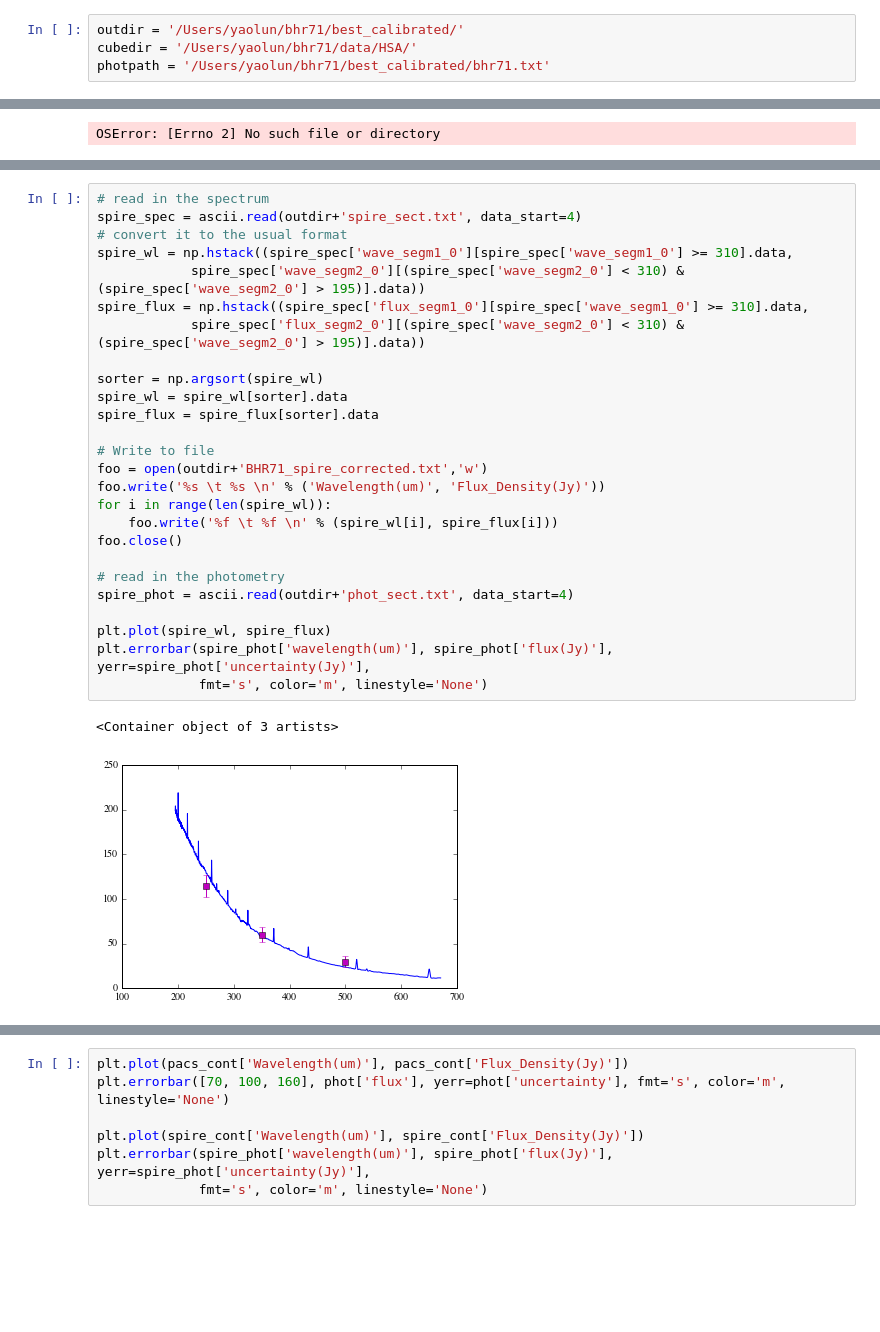
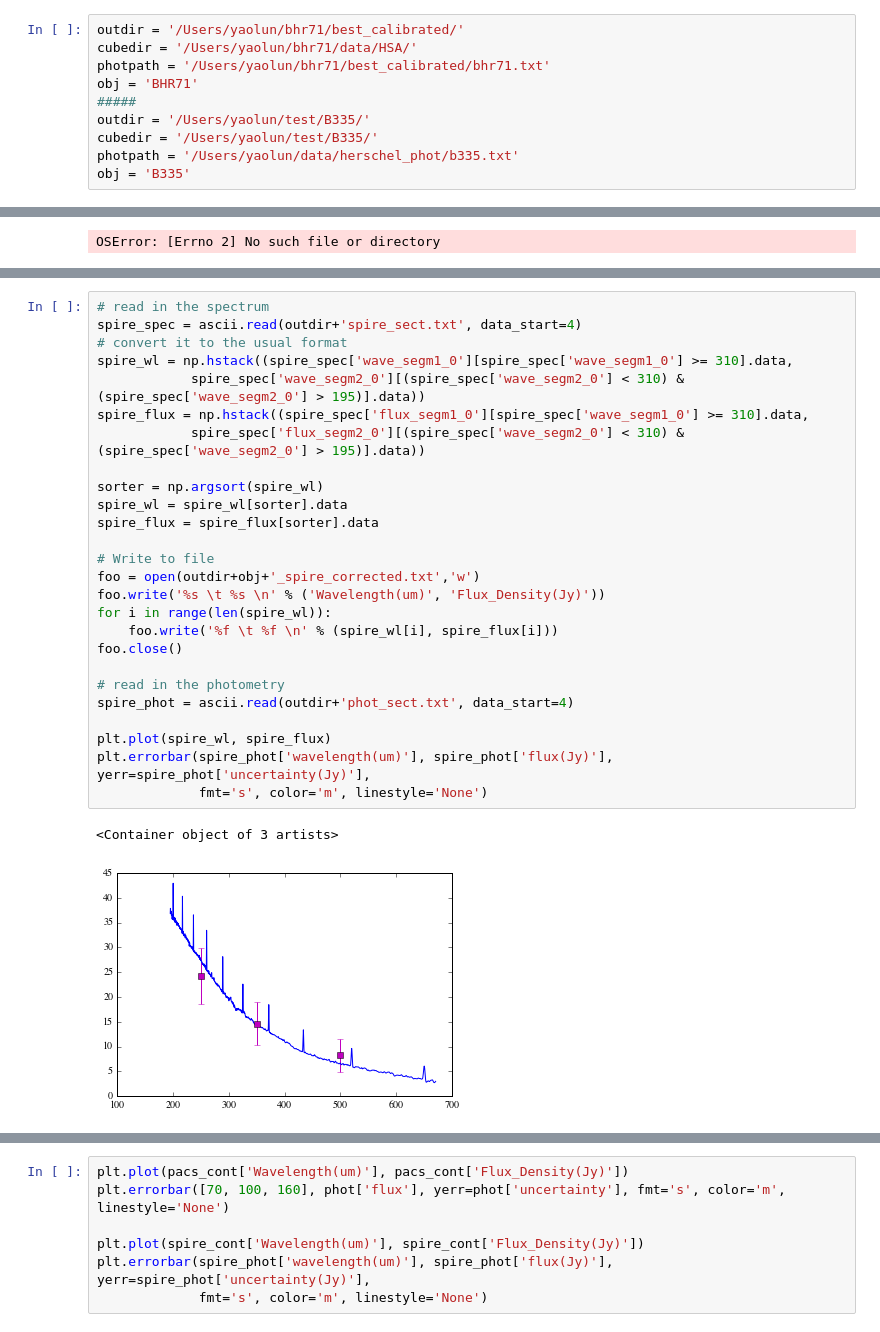
Before and after one commit to yaolun/sa, a Jupyter notebook: calibration_workflow_sect.ipynb, the cells around one changed output, grey strips where cells are left out. Cells and saved outputs as stored; diff of their text form; blank space fills up the shorter version.

```diff
--- a/calibration_workflow_sect.ipynb
+++ b/calibration_workflow_sect.ipynb
@@ -13,6 +13,12 @@ from astropy.io import ascii, fits
 outdir = '/Users/yaolun/bhr71/best_calibrated/'
 cubedir = '/Users/yaolun/bhr71/data/HSA/'
 photpath = '/Users/yaolun/bhr71/best_calibrated/bhr71.txt'
+obj = 'BHR71'
+#####
+outdir = '/Users/yaolun/test/B335/'
+cubedir = '/Users/yaolun/test/B335/'
+photpath = '/Users/yaolun/data/herschel_phot/b335.txt'
+obj = 'B335'
 # %% [markdown]
 ### From rebinned cube to 1-D spectra
 # %%
@@ -90,32 +186,32 @@ OSError: [Errno 2] No such file or directory
 # %%
 # read in the spectrum
 spire_spec = ascii.read(outdir+'spire_sect.txt', data_start=4)
 # convert it to the usual format
 spire_wl = np.hstack((spire_spec['wave_segm1_0'][spire_spec['wave_segm1_0'] >= 310].data,
             spire_spec['wave_segm2_0'][(spire_spec['wave_segm2_0'] < 310) & (spire_spec['wave_segm2_0'] > 195)].data))
 spire_flux = np.hstack((spire_spec['flux_segm1_0'][spire_spec['wave_segm1_0'] >= 310].data,
             spire_spec['flux_segm2_0'][(spire_spec['wave_segm2_0'] < 310) & (spire_spec['wave_segm2_0'] > 195)].data))
 
 sorter = np.argsort(spire_wl)
 spire_wl = spire_wl[sorter].data
 spire_flux = spire_flux[sorter].data
 
 # Write to file
-foo = open(outdir+'BHR71_spire_corrected.txt','w')
+foo = open(outdir+obj+'_spire_corrected.txt','w')
 foo.write('%s \t %s \n' % ('Wavelength(um)', 'Flux_Density(Jy)'))
 for i in range(len(spire_wl)):
     foo.write('%f \t %f \n' % (spire_wl[i], spire_flux[i]))
 foo.close()
 
 # read in the photometry
 spire_phot = ascii.read(outdir+'phot_sect.txt', data_start=4)
 
 plt.plot(spire_wl, spire_flux)
 plt.errorbar(spire_phot['wavelength(um)'], spire_phot['flux(Jy)'], yerr=spire_phot['uncertainty(Jy)'],
              fmt='s', color='m', linestyle='None')
 # %% [output]
 <Container object of 3 artists>
-[figure, old version]
+[figure, new version]
 # %%
 idl('.r /Users/yaolun/programs/line_fitting/gauss.pro')
 idl('.r /Users/yaolun/programs/line_fitting/extract_spire.pro')
```
Also changed, not shown: parts of 11 cells of this notebook, 4 other files.
